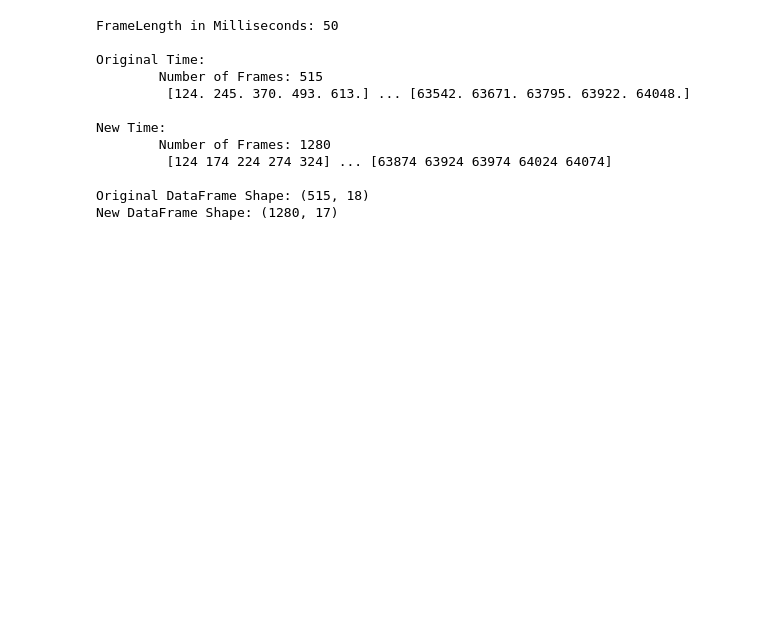
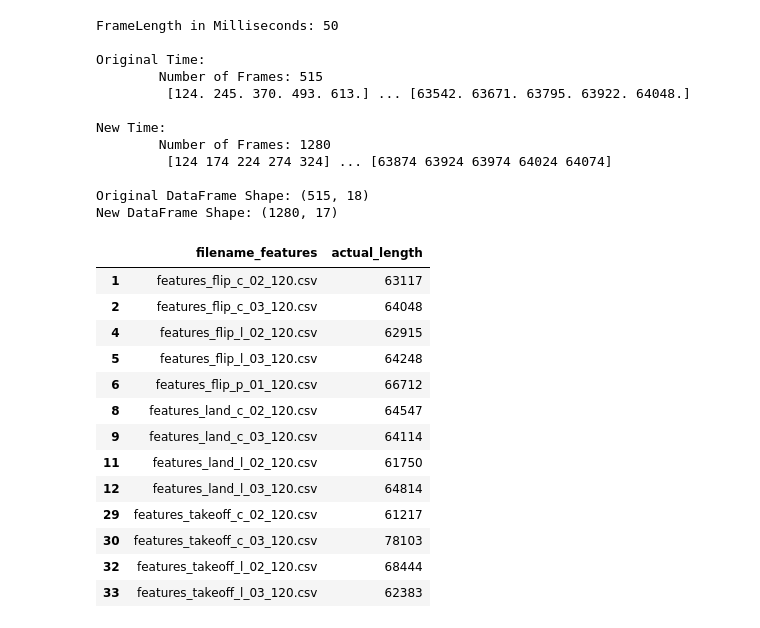
Before and after one commit to chriswegmann/drone_steering, a Jupyter notebook: models/playground/Interpolation.ipynb, the cells around one changed output. Cells and saved outputs as stored; diff of their text form; code cells hidden in the pictures; blank space fills up the shorter version.

```diff
--- a/models/playground/Interpolation.ipynb
+++ b/models/playground/Interpolation.ipynb
@@ -56,8 +56,23 @@ New DataFrame Shape: (1280, 17)
 # %%
 from app_local.module import DataEnsembler
 de = DataEnsembler()
 
 de.investigate_available_datafiles(data_dir='data/gesture/')
 de.load_data()
 de.rescale_data_frames()
-df0 = de.data[0]
+de.actual_lengths_df
+# %% [output]
+|  | filename_features | actual_length |
+| 1 | features_flip_c_02_120.csv | 63117 |
+| 2 | features_flip_c_03_120.csv | 64048 |
+| 4 | features_flip_l_02_120.csv | 62915 |
+| 5 | features_flip_l_03_120.csv | 64248 |
+| 6 | features_flip_p_01_120.csv | 66712 |
+| 8 | features_land_c_02_120.csv | 64547 |
+| 9 | features_land_c_03_120.csv | 64114 |
+| 11 | features_land_l_02_120.csv | 61750 |
+| 12 | features_land_l_03_120.csv | 64814 |
+| 29 | features_takeoff_c_02_120.csv | 61217 |
+| 30 | features_takeoff_c_03_120.csv | 78103 |
+| 32 | features_takeoff_l_02_120.csv | 68444 |
+| 33 | features_takeoff_l_03_120.csv | 62383 |
```
Also changed, not shown: parts of 6 cells of this notebook, 1 other file.
